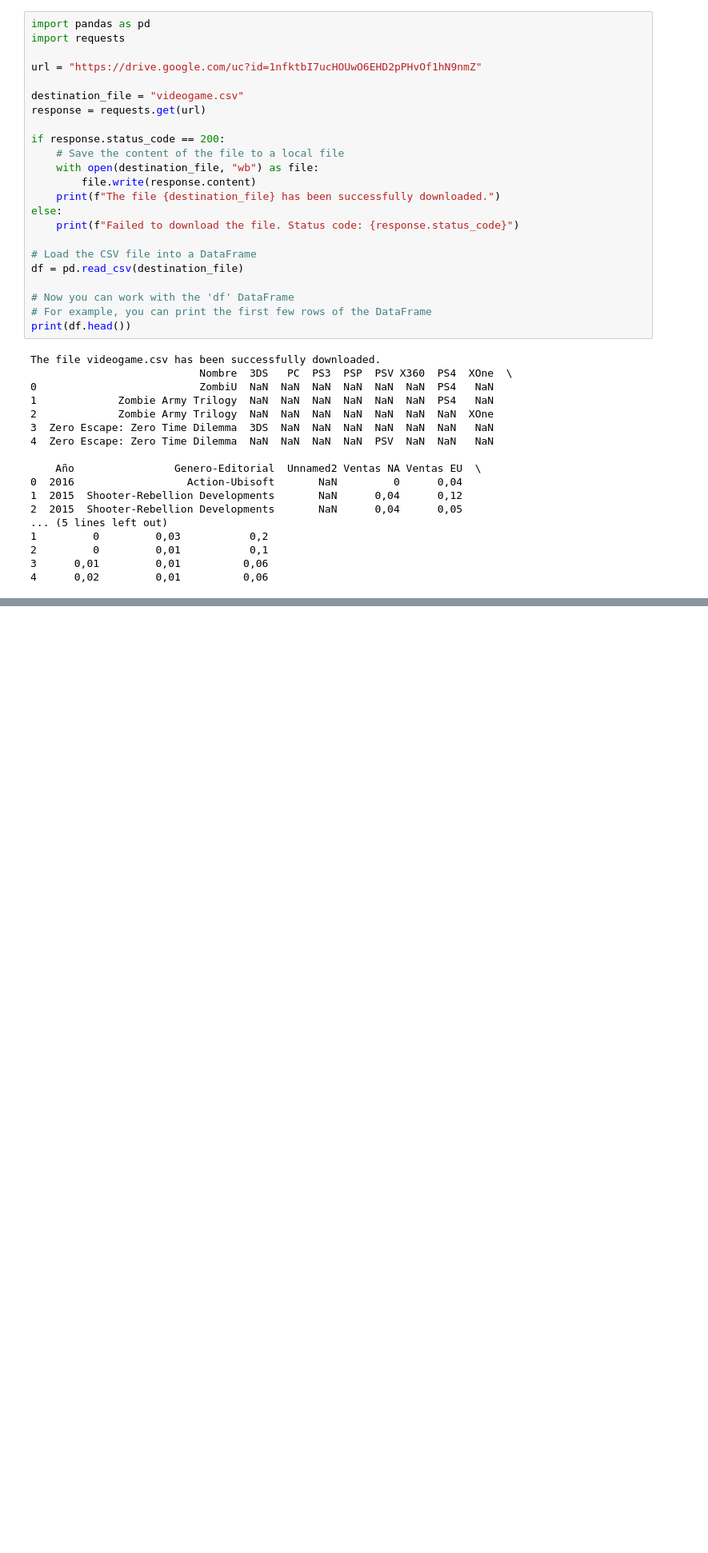
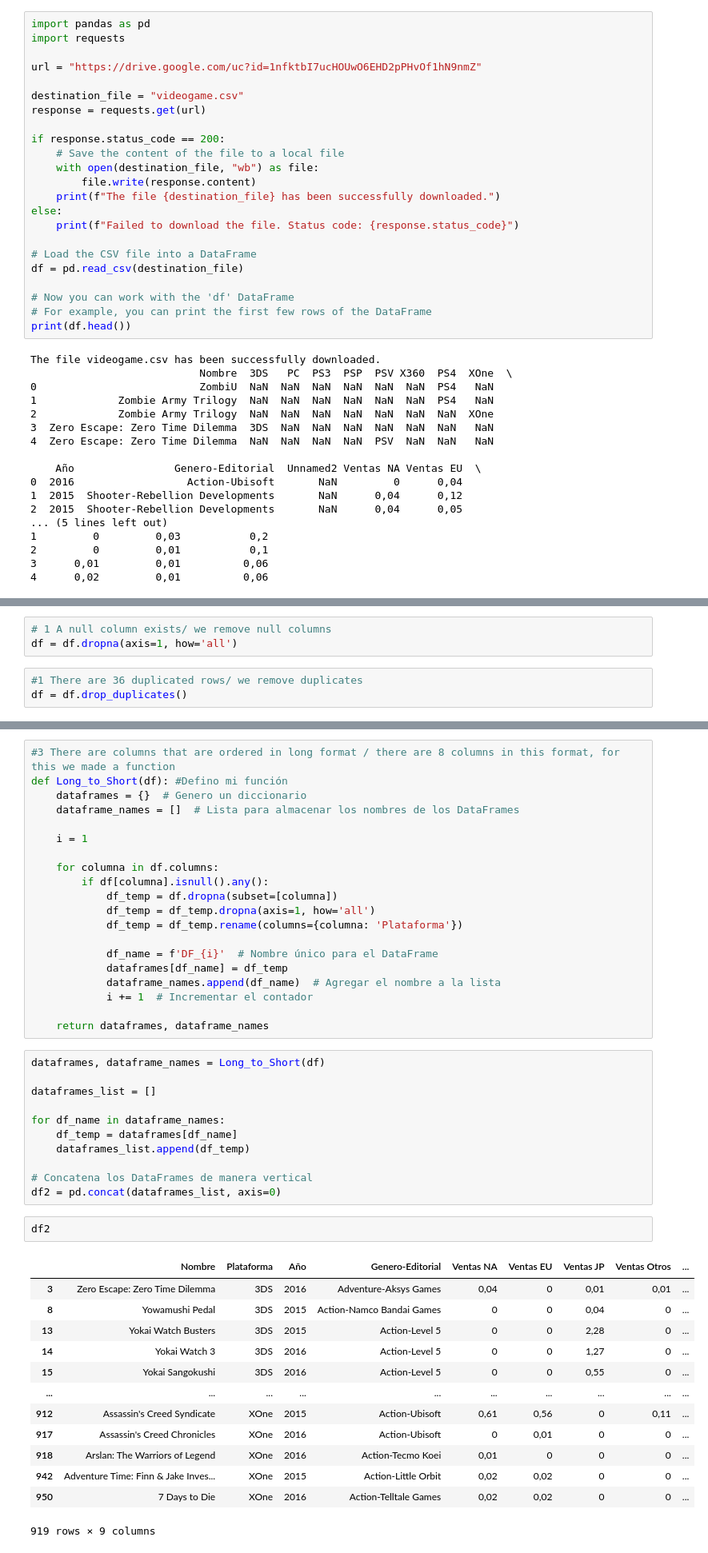
Before and after one commit to Rmella90/TDGlobant, a Jupyter notebook: Process.ipynb, the cells around one changed output, grey strips where cells are left out. Shown at 80% size. Saved outputs shown, nothing was run; the diff lists cells and outputs as text; blank space fills up the shorter version.

```diff
--- a/Process.ipynb
+++ b/Process.ipynb
@@ -61,0 +116,6 @@ The file videogame.csv has been successfully downloaded.
+# %%
+# 1 A null column exists/ we remove null columns
+df = df.dropna(axis=1, how='all')
+# %%
+#1 There are 36 duplicated rows/ we remove duplicates
+df = df.drop_duplicates()
@@ -61,0 +143,47 @@ The file videogame.csv has been successfully downloaded.
+# %%
+#3 There are columns that are ordered in long format / there are 8 columns in this format, for this we made a function
+def Long_to_Short(df): #Defino mi función
+    dataframes = {}  # Genero un diccionario
+    dataframe_names = []  # Lista para almacenar los nombres de los DataFrames
+
+    i = 1
+
+    for columna in df.columns:
+        if df[columna].isnull().any():
+            df_temp = df.dropna(subset=[columna])
+            df_temp = df_temp.dropna(axis=1, how='all')
+            df_temp = df_temp.rename(columns={columna: 'Plataforma'})
+
+            df_name = f'DF_{i}'  # Nombre único para el DataFrame
+            dataframes[df_name] = df_temp
+            dataframe_names.append(df_name)  # Agregar el nombre a la lista
+            i += 1  # Incrementar el contador
+
+    return dataframes, dataframe_names
+# %%
+dataframes, dataframe_names = Long_to_Short(df)
+
+dataframes_list = []
+
+for df_name in dataframe_names:
+    df_temp = dataframes[df_name]
+    dataframes_list.append(df_temp)
+
+# Concatena los DataFrames de manera vertical
+df2 = pd.concat(dataframes_list, axis=0)
+# %%
+df2
+# %% [output]
+|  | Nombre | Plataforma | Año | Genero-Editorial | Ventas NA | Ventas EU | Ventas JP | Ventas Otros | ... |
+| 3 | Zero Escape: Zero Time Dilemma | 3DS | 2016 | Adventure-Aksys Games | 0,04 | 0 | 0,01 | 0,01 | ... |
+| 8 | Yowamushi Pedal | 3DS | 2015 | Action-Namco Bandai Games | 0 | 0 | 0,04 | 0 | ... |
+| 13 | Yokai Watch Busters | 3DS | 2015 | Action-Level 5 | 0 | 0 | 2,28 | 0 | ... |
+| 14 | Yokai Watch 3 | 3DS | 2016 | Action-Level 5 | 0 | 0 | 1,27 | 0 | ... |
+| 15 | Yokai Sangokushi | 3DS | 2016 | Action-Level 5 | 0 | 0 | 0,55 | 0 | ... |
+| ... | ... | ... | ... | ... | ... | ... | ... | ... | ... |
+| 912 | Assassin's Creed Syndicate | XOne | 2015 | Action-Ubisoft | 0,61 | 0,56 | 0 | 0,11 | ... |
+| 917 | Assassin's Creed Chronicles | XOne | 2016 | Action-Ubisoft | 0 | 0,01 | 0 | 0 | ... |
+| 918 | Arslan: The Warriors of Legend | XOne | 2016 | Action-Tecmo Koei | 0,01 | 0 | 0 | 0 | ... |
+| 942 | Adventure Time: Finn & Jake Inves... | XOne | 2015 | Action-Little Orbit | 0,02 | 0,02 | 0 | 0 | ... |
+| 950 | 7 Days to Die | XOne | 2016 | Action-Telltale Games | 0,02 | 0,02 | 0 | 0 | ... |
+919 rows × 9 columns
```
Also changed, not shown: parts of 12 cells of this notebook, 1 other file.
